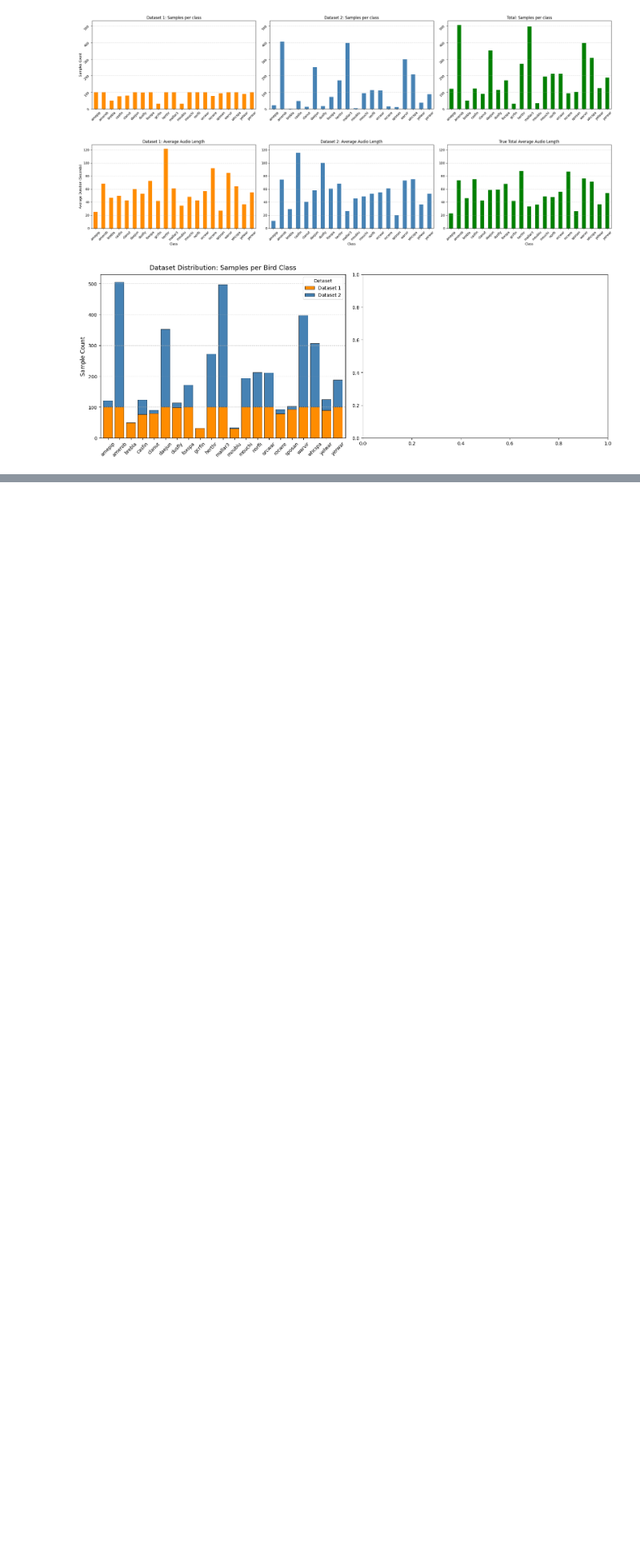
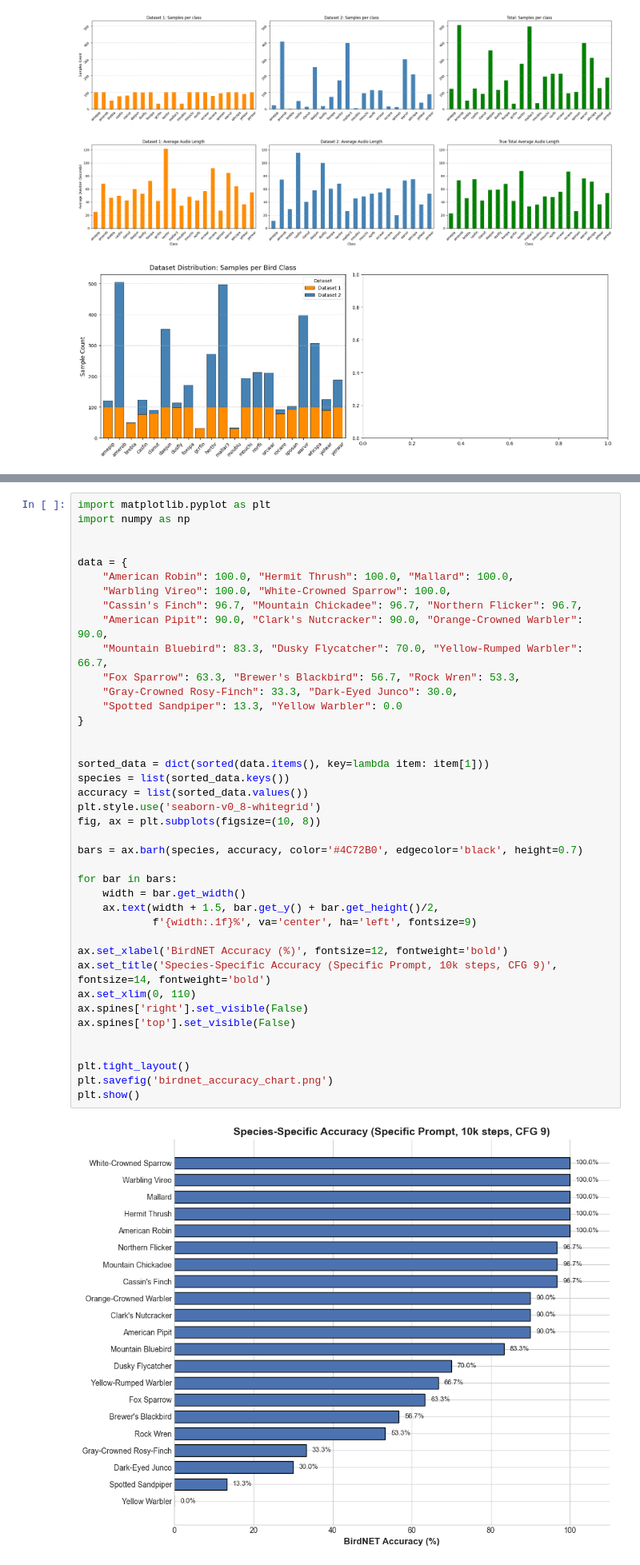
Before and after one commit to desolation676/Stable-Audio-Open-Birdcall-Generation, a Jupyter notebook: code files/data_exploration.ipynb, the cells around one changed output, grey strips where cells are left out. Shown at 80% size. Drawn from its saved outputs; the diff is of its cells as text; blank space fills up the shorter version.

```diff
--- a/data_exploration.ipynb
+++ b/code files/data_exploration.ipynb
@@ -220,0 +223,42 @@ kaggle_extra mallar3    397             26.63            10571.23          0.68
+# %%
+import matplotlib.pyplot as plt
+import numpy as np
+
+
+data = {
+    "American Robin": 100.0, "Hermit Thrush": 100.0, "Mallard": 100.0,
+    "Warbling Vireo": 100.0, "White-Crowned Sparrow": 100.0,
+    "Cassin's Finch": 96.7, "Mountain Chickadee": 96.7, "Northern Flicker": 96.7,
+    "American Pipit": 90.0, "Clark's Nutcracker": 90.0, "Orange-Crowned Warbler": 90.0,
+    "Mountain Bluebird": 83.3, "Dusky Flycatcher": 70.0, "Yellow-Rumped Warbler": 66.7,
+    "Fox Sparrow": 63.3, "Brewer's Blackbird": 56.7, "Rock Wren": 53.3,
+    "Gray-Crowned Rosy-Finch": 33.3, "Dark-Eyed Junco": 30.0,
+    "Spotted Sandpiper": 13.3, "Yellow Warbler": 0.0
+}
+
+
+sorted_data = dict(sorted(data.items(), key=lambda item: item[1]))
+species = list(sorted_data.keys())
+accuracy = list(sorted_data.values())
+plt.style.use('seaborn-v0_8-whitegrid')
+fig, ax = plt.subplots(figsize=(10, 8))
+
+bars = ax.barh(species, accuracy, color='#4C72B0', edgecolor='black', height=0.7)
+
+for bar in bars:
+    width = bar.get_width()
+    ax.text(width + 1.5, bar.get_y() + bar.get_height()/2,
+            f'{width:.1f}%', va='center', ha='left', fontsize=9)
+
+ax.set_xlabel('BirdNET Accuracy (%)', fontsize=12, fontweight='bold')
+ax.set_title('Species-Specific Accuracy (Specific Prompt, 10k steps, CFG 9)', fontsize=14, fontweight='bold')
+ax.set_xlim(0, 110)
+ax.spines['right'].set_visible(False)
+ax.spines['top'].set_visible(False)
+
+
+plt.tight_layout()
+plt.savefig('birdnet_accuracy_chart.png')
+plt.show()
+# %% [output]
+[figure, added]
```
Also changed, not shown: parts of 1 cell of this notebook, 13 other files.
